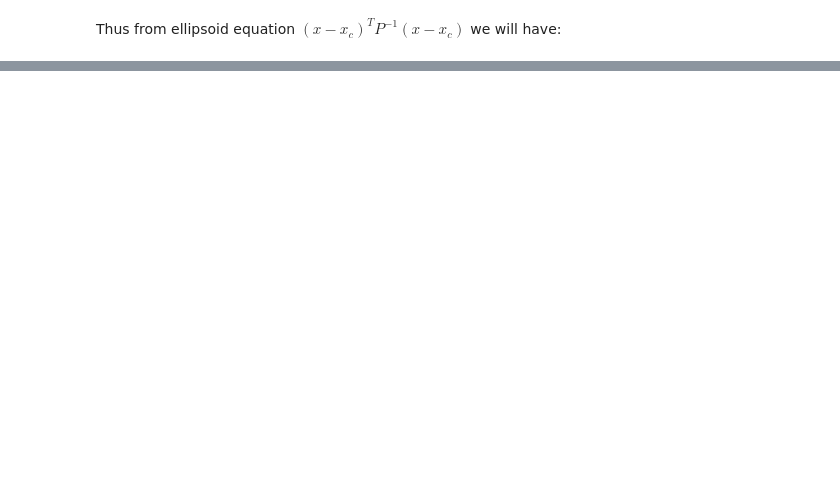
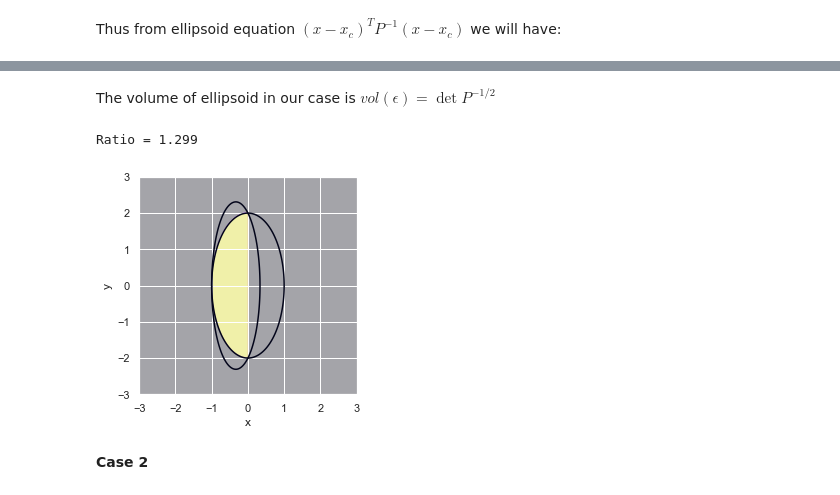
Before and after one commit to arx7ti/optimization-course, a Jupyter notebook: Homework5.ipynb, the cells around one changed output, grey strips where cells are left out. Saved outputs shown, nothing was run; the diff lists cells and outputs as text; code cells hidden in the pictures; blank space fills up the shorter version.

```diff
--- a/Homework5.ipynb
+++ b/Homework5.ipynb
@@ -235,0 +67,33 @@ amat.shape
+# %% [markdown]
+The volume of ellipsoid in our case is $vol(\epsilon)=\det P^{-1/2}$
+# %%
+vol = np.linalg.det(np.linalg.inv(pmat)) ** 0.5
+vol0 = np.linalg.det(np.linalg.inv(pmat0)) ** 0.5
+print("Ratio =", np.round(vol / vol0, 4))
+# %% [output]
+Ratio = 1.299
+# %%
+lim = 3
+x, y = np.meshgrid(np.linspace(-lim, lim, 1000), np.linspace(-lim, lim, 1000))
+
+plt.imshow(
+    (
+        (ellipse(x, y, xc, pmat) <= 0)
+        & (ellipse(x, y, 0 * xc, pmat0) <= 0)
+        & (w[0] * x + w[1] * y <= 0)
+    ).astype(int),
+    extent=(x.min(), x.max(), y.min(), y.max()),
+    origin="lower",
+    cmap="gnuplot",
+    alpha=0.3,
+)
+
+plt.contour(x, y, ellipse(x, y, xc, pmat), [0])
+plt.contour(x, y, ellipse(x, y, 0 * xc, pmat0), [0])
+plt.xlabel("x")
+plt.ylabel("y")
+plt.show()
+# %% [output]
+[figure, added]
+# %% [markdown]
+**Case 2**
```
Also changed, not shown: parts of 59 cells of this notebook, 1 other file.
